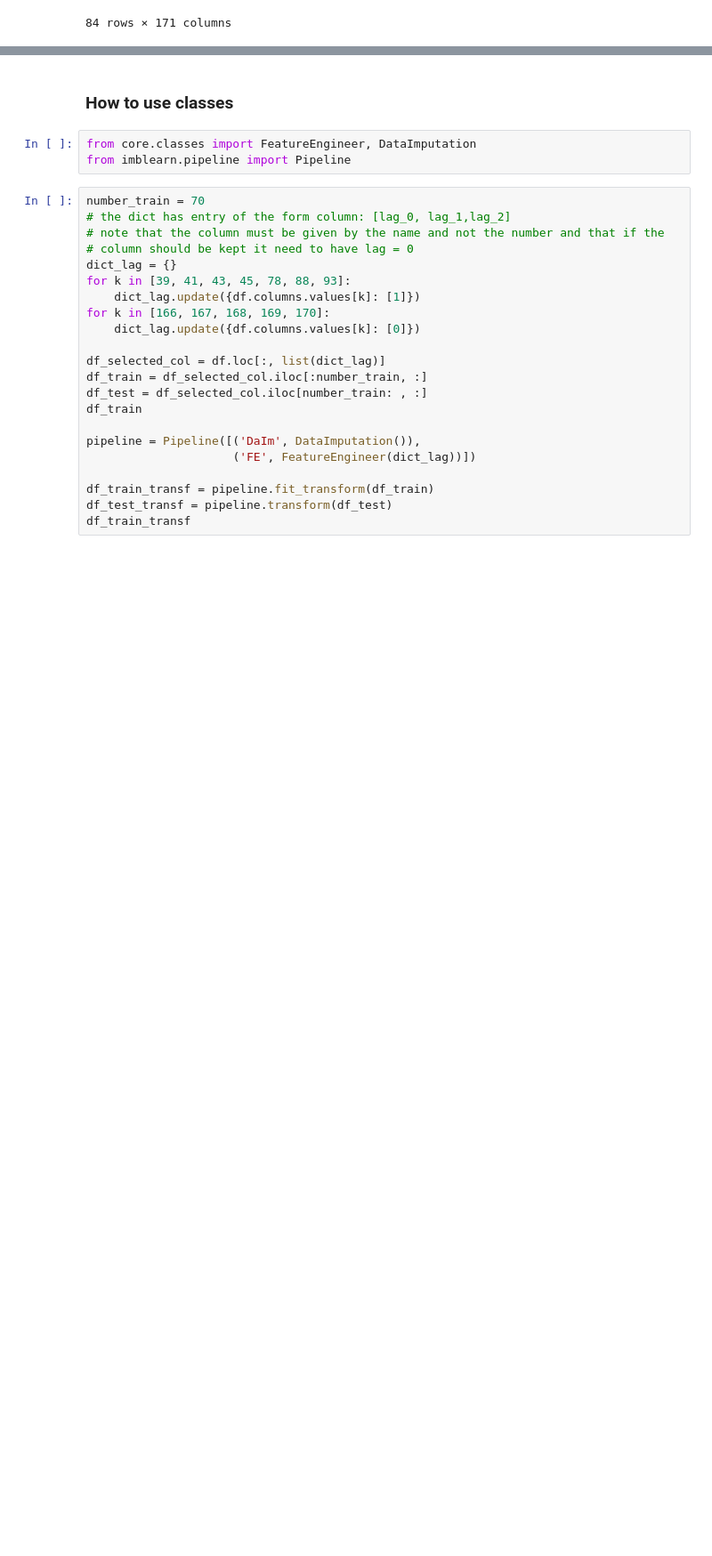
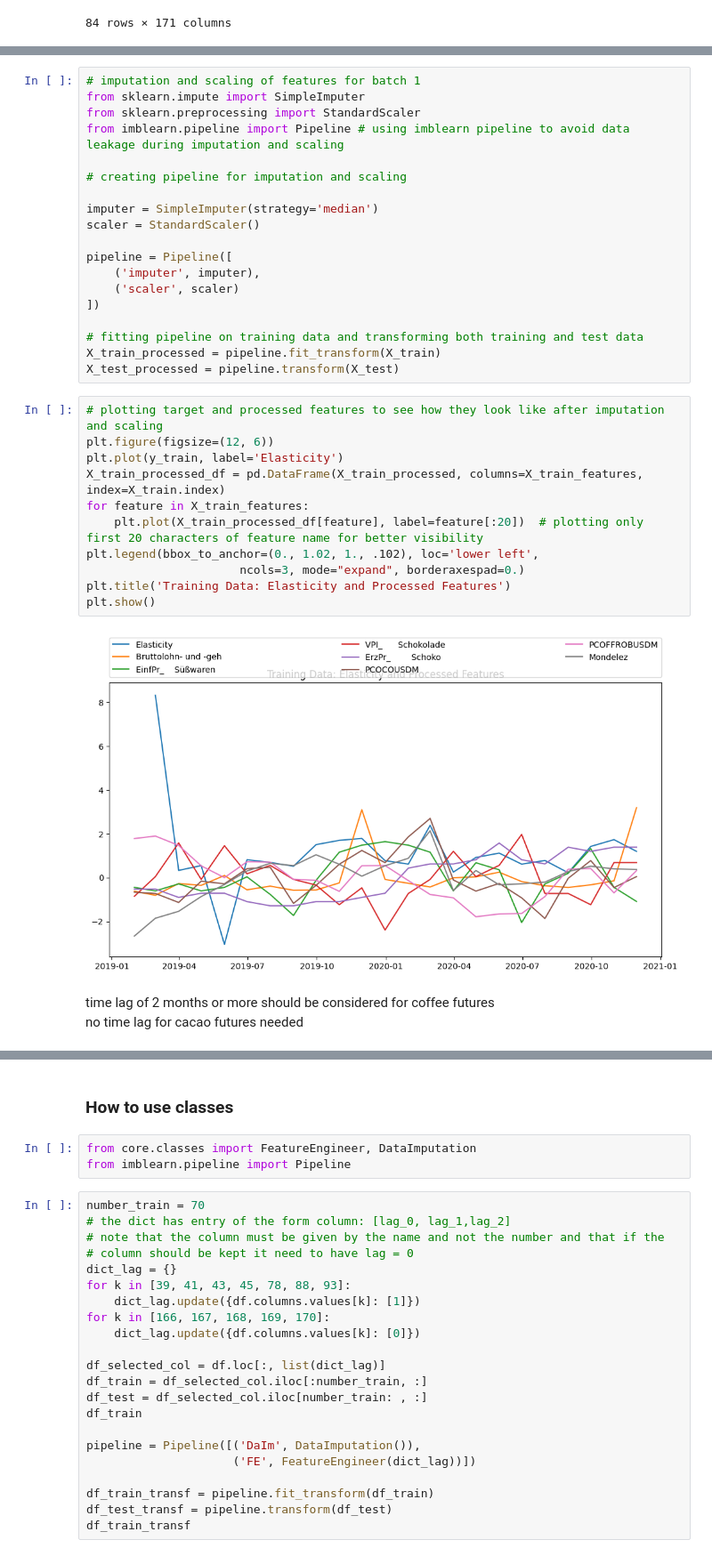
Before and after one commit to salimaabdalla/dpp_projekt_2026, a Jupyter notebook: notebooks/08_prediction_monthly_updated.ipynb, the cells around one changed output, grey strips where cells are left out. Shown at 89% size. Drawn from its saved outputs; the diff is of its cells as text; blank space fills up the shorter version.

```diff
--- a/notebooks/08_prediction_monthly_updated.ipynb
+++ b/notebooks/08_prediction_monthly_updated.ipynb
@@ -104,0 +158,35 @@ y_test = y.iloc[train_size:]
+# %%
+# imputation and scaling of features for batch 1
+from sklearn.impute import SimpleImputer
+from sklearn.preprocessing import StandardScaler
+from imblearn.pipeline import Pipeline # using imblearn pipeline to avoid data leakage during imputation and scaling
+
+# creating pipeline for imputation and scaling
+
+imputer = SimpleImputer(strategy='median')
+scaler = StandardScaler()
+
+pipeline = Pipeline([
+    ('imputer', imputer),
+    ('scaler', scaler)
+])
+
+# fitting pipeline on training data and transforming both training and test data
+X_train_processed = pipeline.fit_transform(X_train)
+X_test_processed = pipeline.transform(X_test)
+# %%
+# plotting target and processed features to see how they look like after imputation and scaling
+plt.figure(figsize=(12, 6))
+plt.plot(y_train, label='Elasticity')
+X_train_processed_df = pd.DataFrame(X_train_processed, columns=X_train_features, index=X_train.index)
+for feature in X_train_features:
+    plt.plot(X_train_processed_df[feature], label=feature[:20])  # plotting only first 20 characters of feature name for better visibility
+plt.legend(bbox_to_anchor=(0., 1.02, 1., .102), loc='lower left',
+                      ncols=3, mode="expand", borderaxespad=0.)
+plt.title('Training Data: Elasticity and Processed Features')
+plt.show()
+# %% [output]
+[figure, added]
+# %% [markdown]
+time lag of 2 months or more should be considered for coffee futures <br>
+no time lag for cacao futures needed
```
Also changed, not shown: parts of 19 cells of this notebook, 2 other files.
